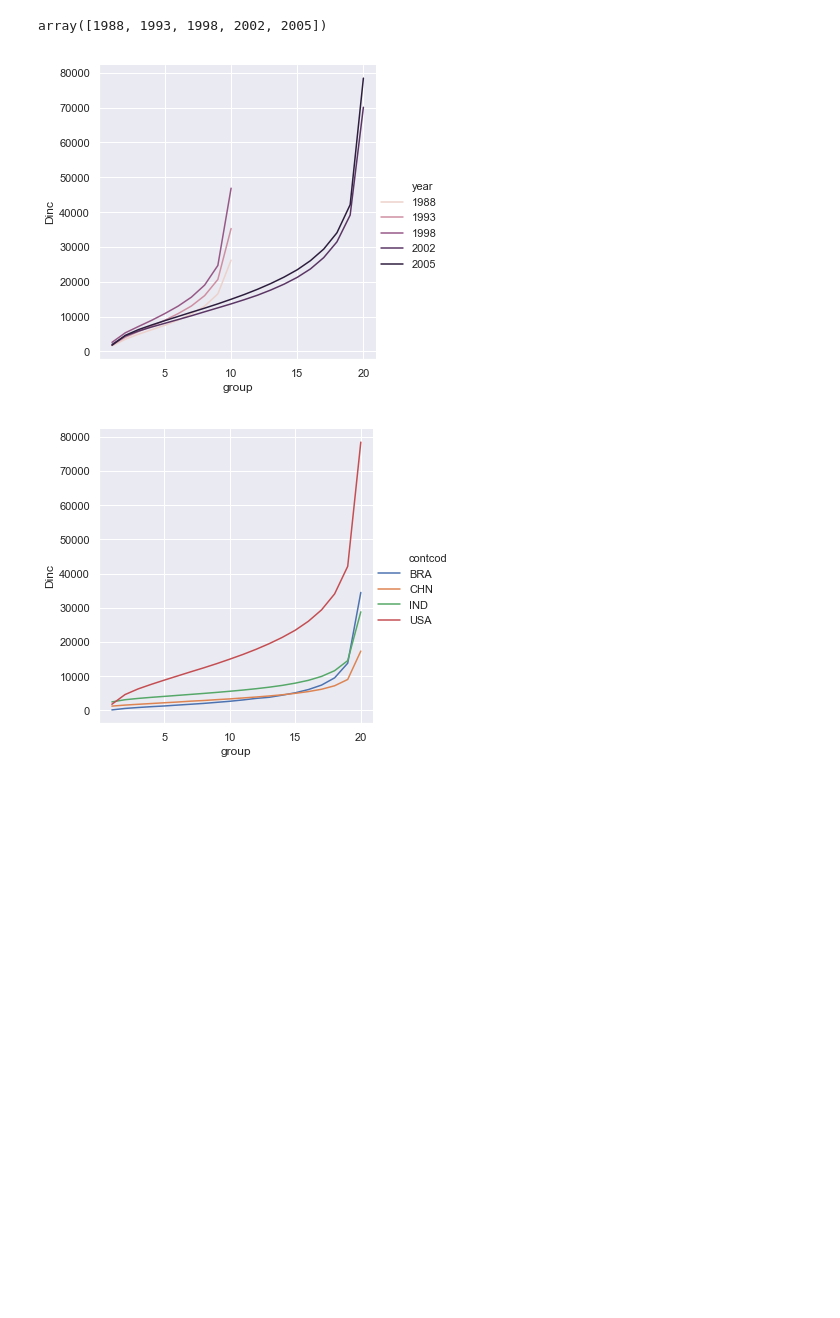
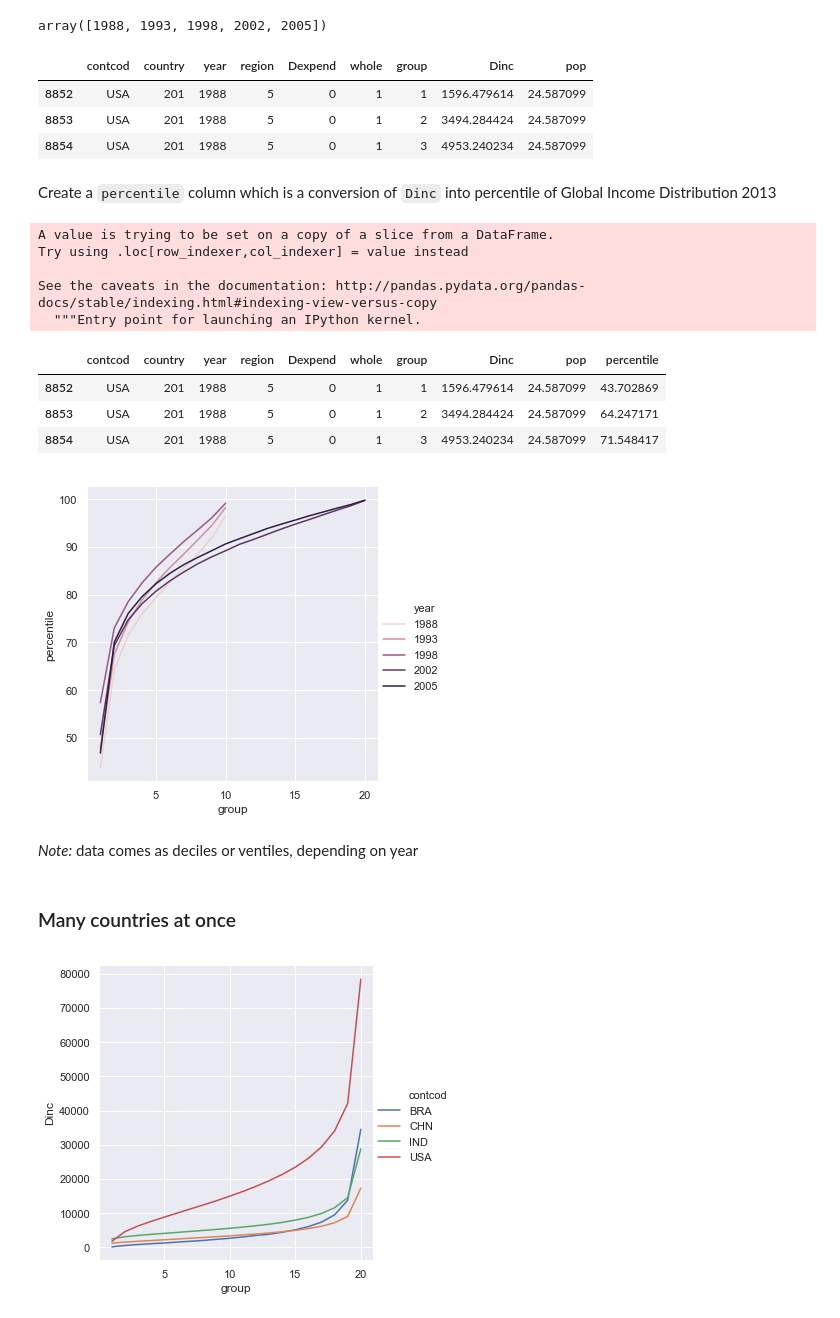
Before and after one commit to whyboris/Global-Income-Distribution, a Jupyter notebook: world_income_distribution.ipynb, the cells around one changed output. Cells and saved outputs as stored; diff of their text form; code cells hidden in the pictures; blank space fills up the shorter version.

Commit message:
conversion to percentiles mostly working

```diff
--- a/world_income_distribution.ipynb
+++ b/world_income_distribution.ipynb
@@ -8,0 +13,9 @@ sns.set()
+# %%
+percentiles = pd.read_csv('figure5data.csv')
+# %%
+percentiles.drop(percentiles.tail(1).index,inplace=True)
+# %%
+def get_percentile(income):
+  for j in range(len(percentiles)):
+    if percentiles['midpoint'].iloc[j] > income:
+      return(percentiles.iloc[j]['c2013'])
@@ -68,10 +87,38 @@ usa = df.loc[df['contcod'] == 'USA']
 usa['year'].unique()
 # %% [output]
 array([1988, 1993, 1998, 2002, 2005])
+# %%
+usa.head(3)
+# %% [output]
+|  | contcod | country | year | region | Dexpend | whole | group | Dinc | pop |
+| 8852 | USA | 201 | 1988 | 5 | 0 | 1 | 1 | 1596.479614 | 24.587099 |
+| 8853 | USA | 201 | 1988 | 5 | 0 | 1 | 2 | 3494.284424 | 24.587099 |
+| 8854 | USA | 201 | 1988 | 5 | 0 | 1 | 3 | 4953.240234 | 24.587099 |
+# %% [markdown]
+Create a `percentile` column which is a conversion of `Dinc` into percentile of Global Income Distribution 2013
+# %%
+usa['percentile'] = usa.apply(lambda x: get_percentile(x['Dinc']), axis=1)
+# %% [output]
+A value is trying to be set on a copy of a slice from a DataFrame.
+Try using .loc[row_indexer,col_indexer] = value instead
+
+See the caveats in the documentation: http://pandas.pydata.org/pandas-docs/stable/indexing.html#indexing-view-versus-copy
+  """Entry point for launching an IPython kernel.
+# %%
+usa.head(3)
+# %% [output]
+|  | contcod | country | year | region | Dexpend | whole | group | Dinc | pop | percentile |
+| 8852 | USA | 201 | 1988 | 5 | 0 | 1 | 1 | 1596.479614 | 24.587099 | 43.702869 |
+| 8853 | USA | 201 | 1988 | 5 | 0 | 1 | 2 | 3494.284424 | 24.587099 | 64.247171 |
+| 8854 | USA | 201 | 1988 | 5 | 0 | 1 | 3 | 4953.240234 | 24.587099 | 71.548417 |
 # %%
-sns.relplot(x="group", y="Dinc", kind="line", hue="year", legend="full", data=usa);
+sns.relplot(x="group", y="percentile", kind="line", hue="year", legend="full", data=usa);
 # %% [output]
-[figure, old version]
+[figure, new version]
+# %% [markdown]
+_Note:_ data comes as deciles or ventiles, depending on year
+# %% [markdown]
+### Many countries at once
 # %%
 countries = ['USA', 'BRA', 'IND', 'CHN']
 # %%
```
Also changed, not shown: parts of 14 cells of this notebook.
